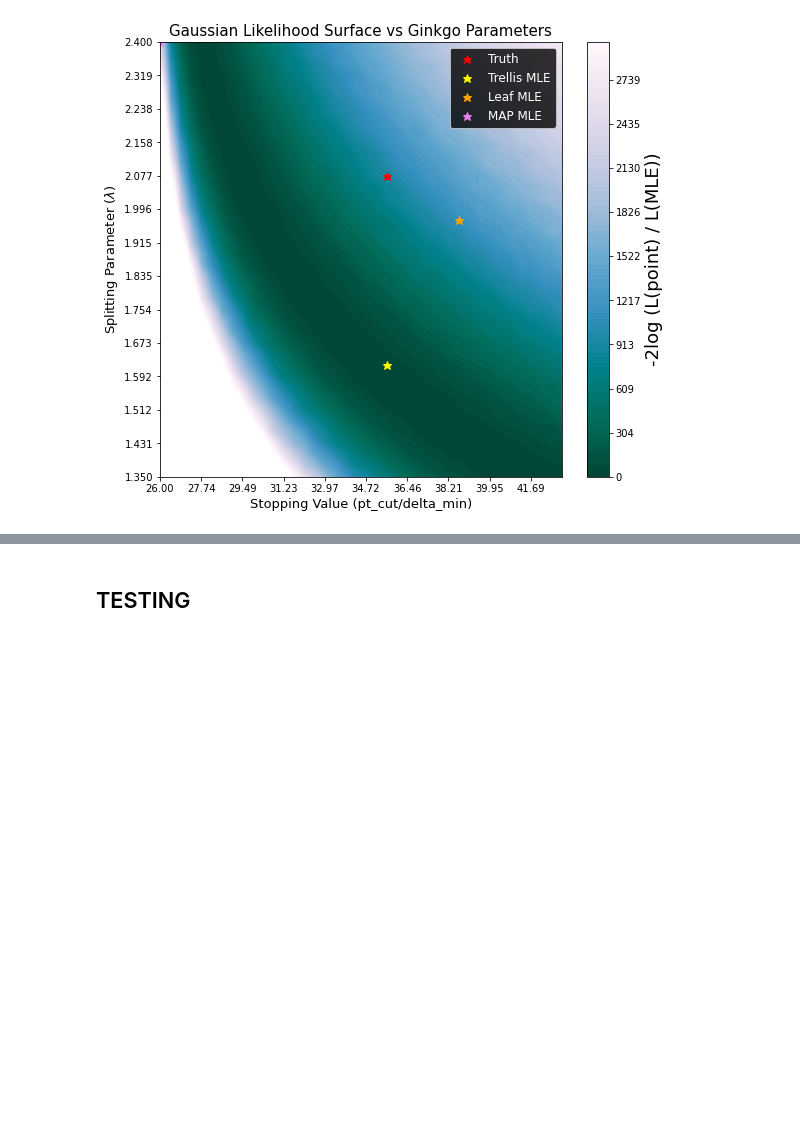
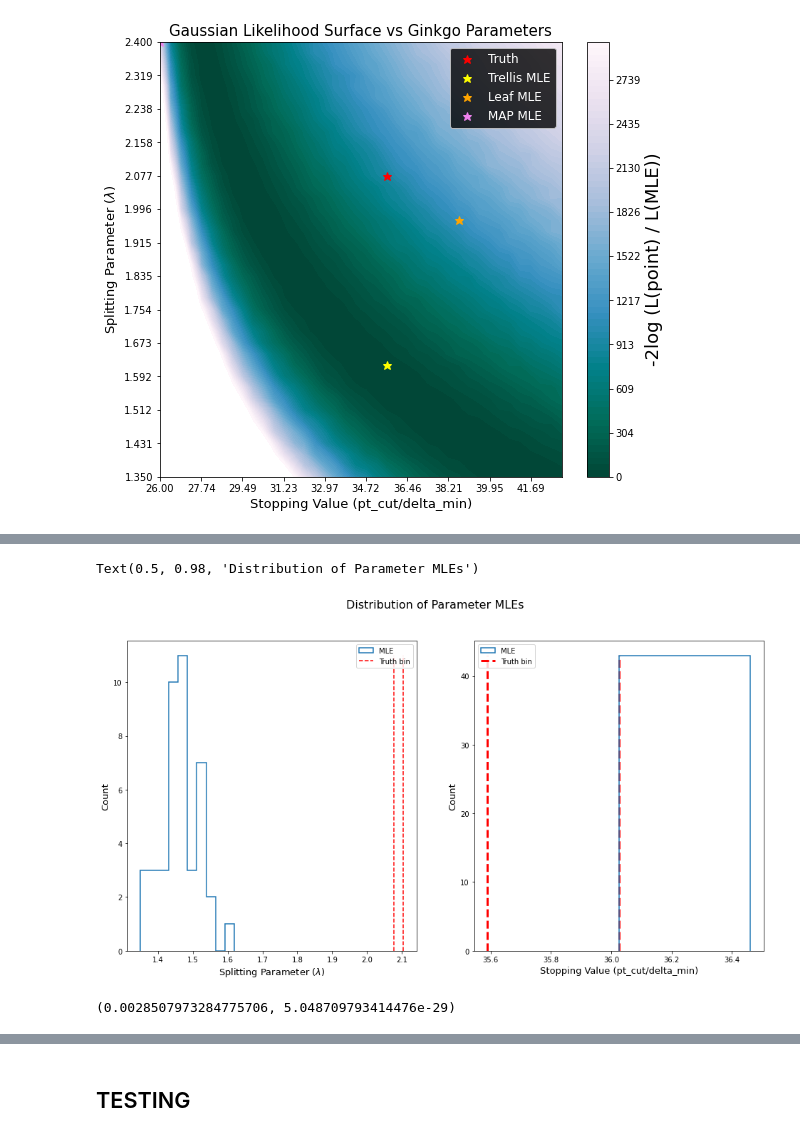
Before and after one commit to mdkdrnevich/ginkgo-inference, a Jupyter notebook: fit_results.ipynb, the cells around one changed output, grey strips where cells are left out. Drawn from its saved outputs; the diff is of its cells as text; code cells hidden in the pictures; blank space fills up the shorter version.

```diff
--- a/fit_results.ipynb
+++ b/fit_results.ipynb
@@ -385,0 +419,9 @@ ax.set_yticks(lambda_vals[::3]);
+# %%
+for seed in range(50):
+    batch_likelihood_surface = get_likelihood_surface(cut_min, cut_max, n_cuts,
+                                                lambda_min, lambda_max, n_lambda,
+                                                likelihood="marginal",
+                                                datadir="/scratch/mdd424/data/trellis/batch" + str(seed))
+    np.save(os.path.join("/scratch/mdd424/data/trellis/likelihood",
+                         "likelihood_fit_trellis_ginkgo_batch{}_1000_jets_lambda_21_pt_min_36_jetp_400.npy".format(seed)),
+            batch_likelihood_surface)
@@ -385,0 +497,34 @@ ax.set_yticks(lambda_vals[::3]);
+# %%
+fig, (ax1, ax2) = plt.subplots(nrows=1, ncols=2)
+fig.set_size_inches(16,8)
+
+hist1 = ax1.hist(lambda_dist[lambda_dist != None],
+                 bins=lambda_hist_bins,
+                 histtype="step", linewidth=1.5, label="MLE")
+hist2 = ax2.hist(ptcut_dist[ptcut_dist != None],
+                 bins=ptcut_hist_bins,
+                 histtype="step", linewidth=1.5, label="MLE")
+
+ax1.vlines(lambda_vals[truth_bin[1]], ymin=0, ymax=np.max(hist1[0]), colors="red", linestyle="dashed",
+           linewidth=1.5, label="Truth bin")
+ax1.vlines(lambda_vals[truth_bin[1]+1], ymin=0, ymax=np.max(hist1[0]), colors="red", linestyle="dashed", linewidth=1.5)
+ax2.vlines(cut_vals[truth_bin[0]], ymin=0, ymax=np.max(hist2[0]), colors="red", linestyle="dashed",
+           linewidth=3, label="Truth bin")
+ax2.vlines(cut_vals[truth_bin[0]+1], ymin=0, ymax=np.max(hist2[0]), colors="red", linestyle="dashed", linewidth=3)
+
+ax1.legend()
+ax2.legend()
+
+ax1.set_xlabel("Splitting Parameter ($\lambda$)", size=13)
+ax2.set_xlabel("Stopping Value (pt_cut/delta_min)", size=13)
+ax1.set_ylabel("Count", size=13)
+ax2.set_ylabel("Count", size=13)
+fig.suptitle("Distribution of Parameter MLEs", size=16)
+#ax1.set_title("Distribution of Jet Likelihoods", size=15)
+# %% [output]
+Text(0.5, 0.98, 'Distribution of Parameter MLEs')
+[figure, added]
+# %%
+np.var([x for x in lambda_dist if x is not None]), np.var([x for x in ptcut_dist if x is not None])
+# %% [output]
+(0.0028507973284775706, 5.048709793414476e-29)
```
Also changed, not shown: parts of 26 cells of this notebook, 4 other files.
